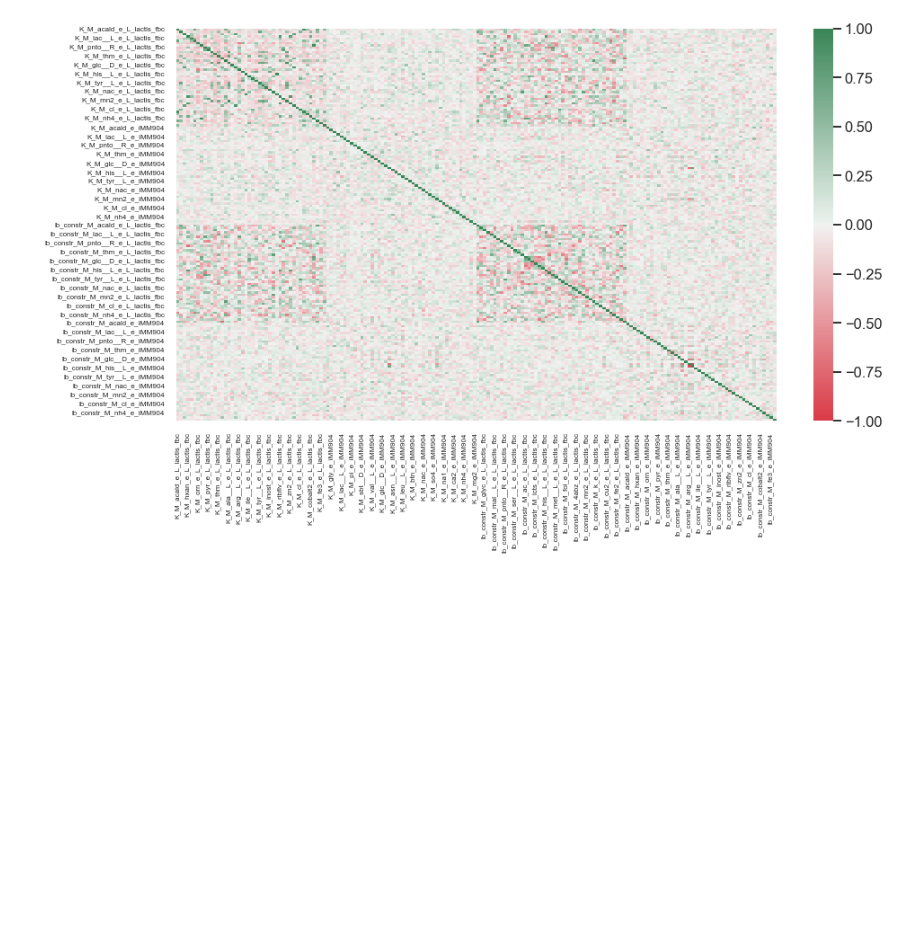
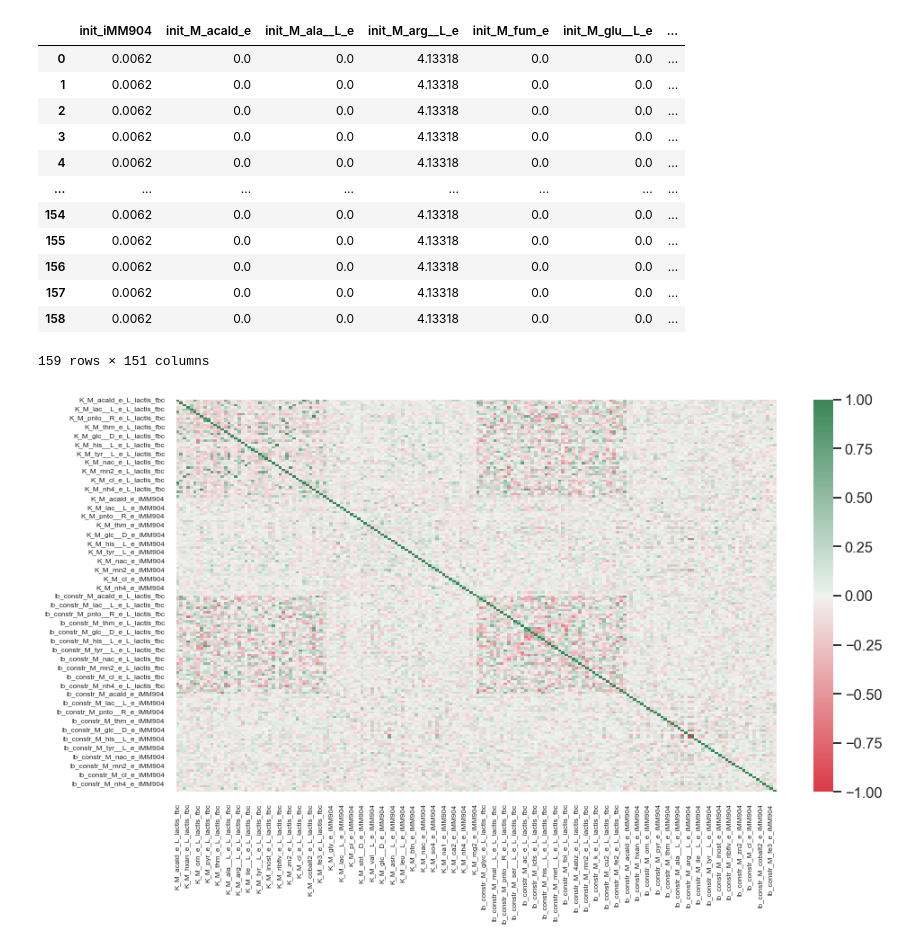
Before and after one commit to behzadk/ParaGEM, a Jupyter notebook: bk_comms/particle_visalisation.ipynb, the cells around one changed output. Drawn from its saved outputs; the diff is of its cells as text; code cells hidden in the pictures; blank space fills up the shorter version.

```diff
--- a/bk_comms/particle_visalisation.ipynb
+++ b/bk_comms/particle_visalisation.ipynb
@@ -342,0 +366,2 @@ plot_boxplot(lb_constr_sub_df)
+# %%
+df = df.loc[df['lb_constr_M_glu__L_e_iMM904'] > 0.0]
@@ -360,6 +393,22 @@ def plot_tsne(df):
     ax.margins(x=0)
     ax.margins(y=0)
     fig.tight_layout()
+# %%
+df
+# %% [output]
+|  | init_iMM904 | init_M_acald_e | init_M_ala__L_e | init_M_arg__L_e | init_M_fum_e | init_M_glu__L_e | ... |
+| 0 | 0.0062 | 0.0 | 0.0 | 4.13318 | 0.0 | 0.0 | ... |
+| 1 | 0.0062 | 0.0 | 0.0 | 4.13318 | 0.0 | 0.0 | ... |
+| 2 | 0.0062 | 0.0 | 0.0 | 4.13318 | 0.0 | 0.0 | ... |
+| 3 | 0.0062 | 0.0 | 0.0 | 4.13318 | 0.0 | 0.0 | ... |
+| 4 | 0.0062 | 0.0 | 0.0 | 4.13318 | 0.0 | 0.0 | ... |
+| ... | ... | ... | ... | ... | ... | ... | ... |
+| 154 | 0.0062 | 0.0 | 0.0 | 4.13318 | 0.0 | 0.0 | ... |
+| 155 | 0.0062 | 0.0 | 0.0 | 4.13318 | 0.0 | 0.0 | ... |
+| 156 | 0.0062 | 0.0 | 0.0 | 4.13318 | 0.0 | 0.0 | ... |
+| 157 | 0.0062 | 0.0 | 0.0 | 4.13318 | 0.0 | 0.0 | ... |
+| 158 | 0.0062 | 0.0 | 0.0 | 4.13318 | 0.0 | 0.0 | ... |
+159 rows × 151 columns
 # %%
 def plot_correlation_heatmap(df):
     # Colors
```
Also changed, not shown: parts of 8 cells of this notebook, 14 other files.
